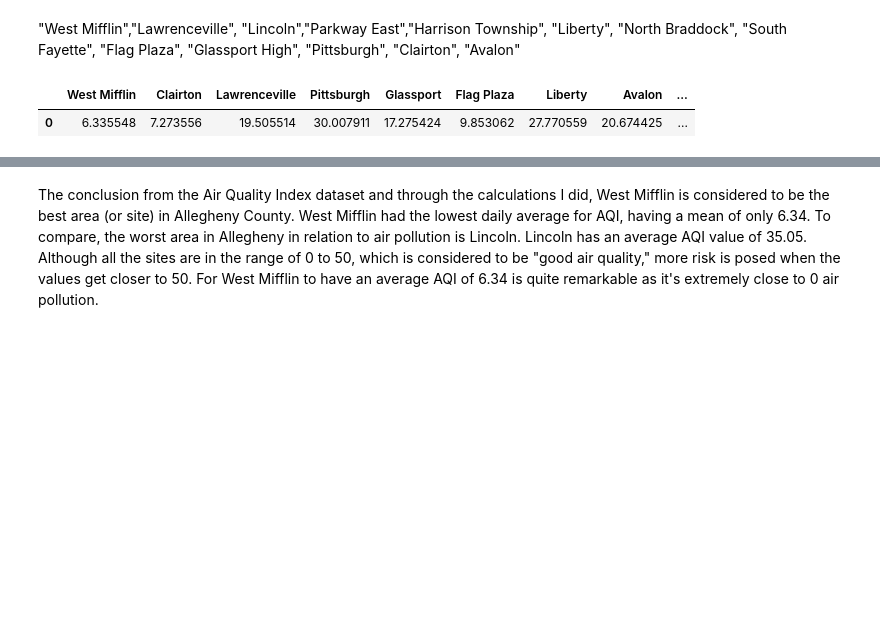
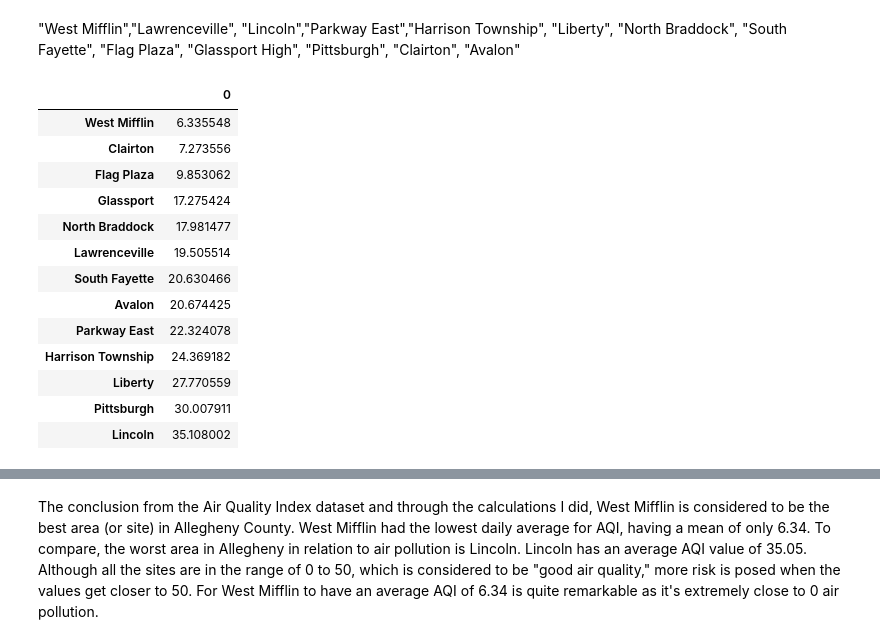
Before and after one commit to nikhitavys/Big-Ideas-Final-Project, a Jupyter notebook: Final-Report.ipynb, the cells around one changed output, grey strips where cells are left out. Drawn from its saved outputs; the diff is of its cells as text; code cells hidden in the pictures; blank space fills up the shorter version.

```diff
--- a/Final-Report.ipynb
+++ b/Final-Report.ipynb
@@ -386,16 +386,29 @@ avg_13 = site13_SO2['index_value'].mean()
 # %%
 d = {"West Mifflin": [avg_1], "Clairton": [avg_2],
      "Lawrenceville": [avg_3], "Pittsburgh": [avg_4],
     "Glassport": [avg_5], "Flag Plaza": [avg_6],
     "Liberty": [avg_7], "Avalon": [avg_8],
     "North Braddock": [avg_9], "South Fayette": [avg_10],
     "Harrison Township": [avg_11], "Lincoln": [avg_12],
     "Parkway East": [avg_13]}
-df = pd.DataFrame(data=d)
+df1 = pd.DataFrame.from_dict(d, orient='index')
+df = df1.sort_values(by=0,ascending=True)
 df
 # %% [output]
-|  | West Mifflin | Clairton | Lawrenceville | Pittsburgh | Glassport | Flag Plaza | Liberty | Avalon | ... |
-| 0 | 6.335548 | 7.273556 | 19.505514 | 30.007911 | 17.275424 | 9.853062 | 27.770559 | 20.674425 | ... |
+|  | 0 |
+| West Mifflin | 6.335548 |
+| Clairton | 7.273556 |
+| Flag Plaza | 9.853062 |
+| Glassport | 17.275424 |
+| North Braddock | 17.981477 |
+| Lawrenceville | 19.505514 |
+| South Fayette | 20.630466 |
+| Avalon | 20.674425 |
+| Parkway East | 22.324078 |
+| Harrison Township | 24.369182 |
+| Liberty | 27.770559 |
+| Pittsburgh | 30.007911 |
+| Lincoln | 35.108002 |
 # %%
 # width = [1,1,1,1,1,1,1,1,1,1,1,1,1]
 graph = df.plot(kind="bar", figsize=(20,10), title="The Average AQI Per Each Borough in Allegheny County")
```
Also changed, not shown: parts of 6 cells of this notebook.
